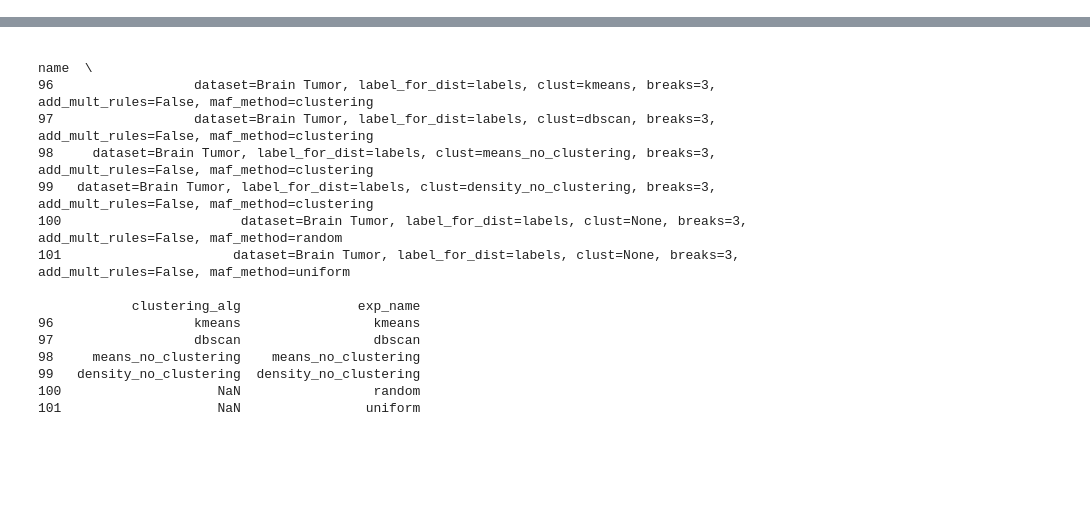
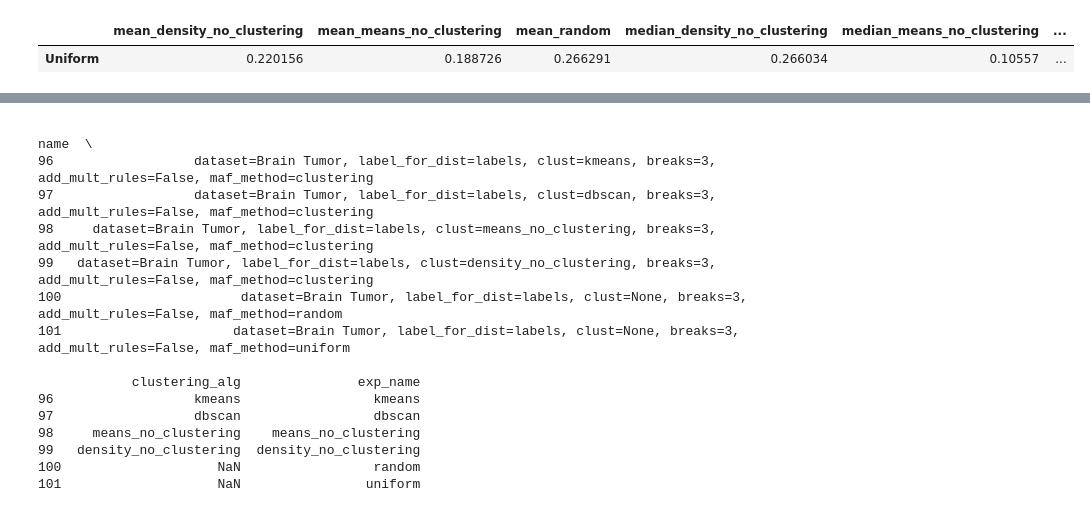
Before and after one commit to HaykTarkhanyan/DSGD-Enhanced, a Jupyter notebook: cdsgd/generate_report.ipynb, the cells around one changed output, grey strips where cells are left out. Saved outputs shown, nothing was run; the diff lists cells and outputs as text; code cells hidden in the pictures; blank space fills up the shorter version.

```diff
--- a/cdsgd/generate_report.ipynb
+++ b/cdsgd/generate_report.ipynb
@@ -138,0 +227,5 @@ R.res_df.head(1)
+# %%
+R.get_uncertainty_comparison()
+# %% [output]
+|  | mean_density_no_clustering | mean_means_no_clustering | mean_random | median_density_no_clustering | median_means_no_clustering | ... |
+| Uniform | 0.220156 | 0.188726 | 0.266291 | 0.266034 | 0.10557 | ... |
```
Also changed, not shown: parts of 14 cells of this notebook, 57 other files.
